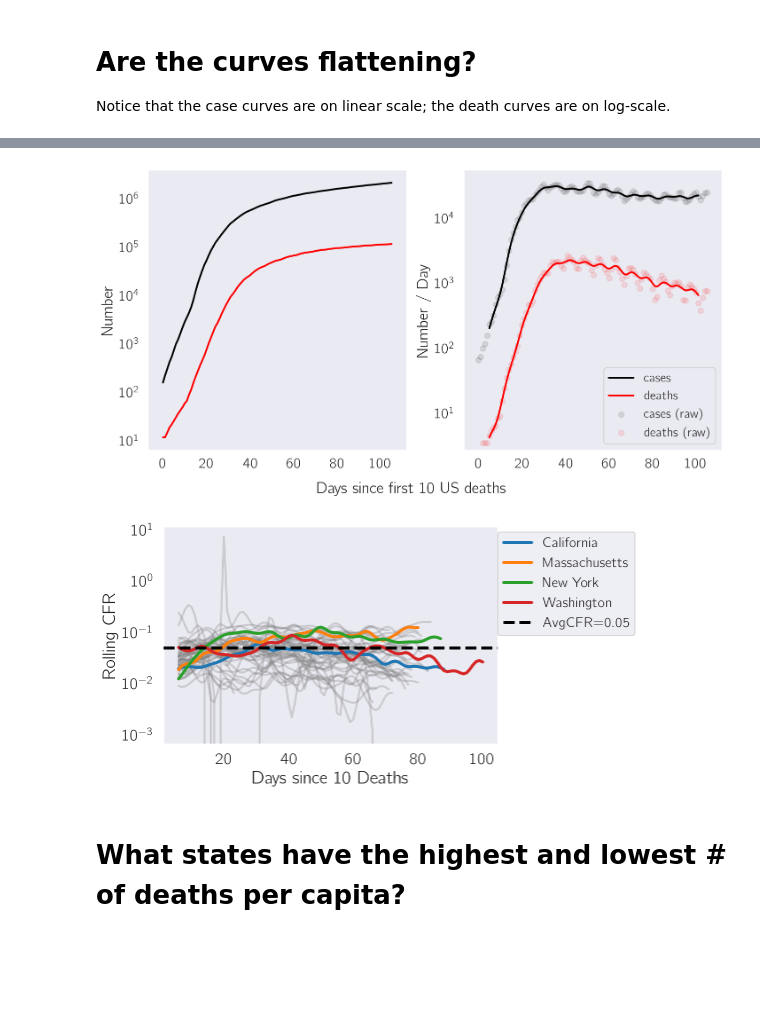
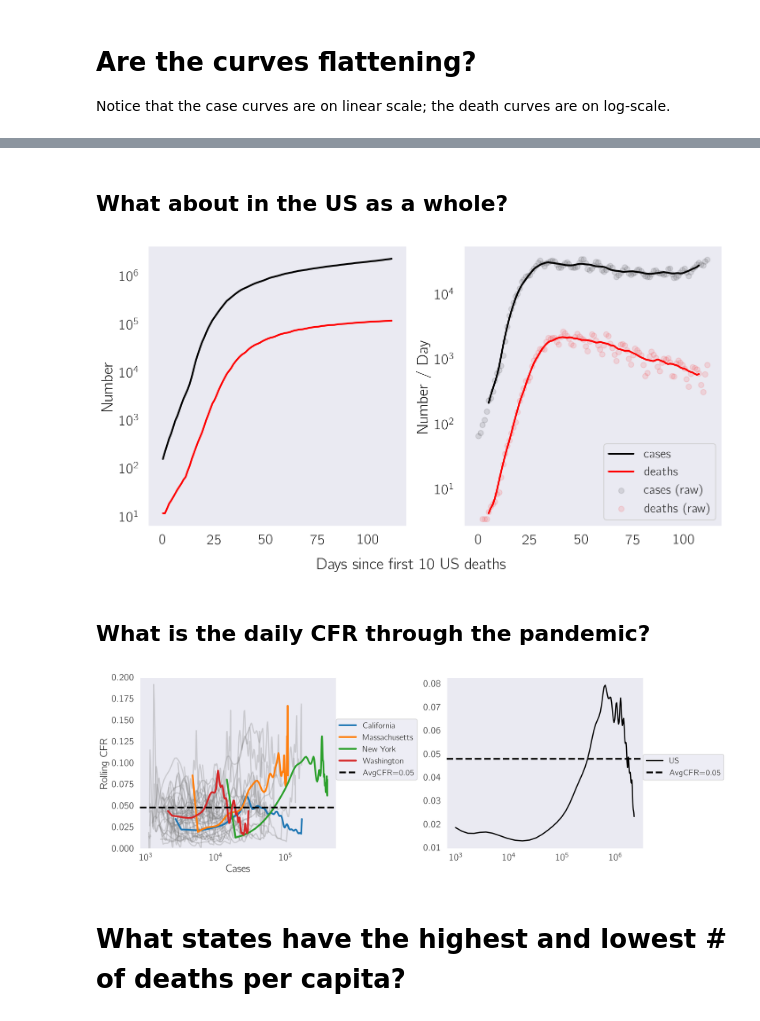
Before and after one commit to dangeles/dangeles.github.io, a Jupyter notebook: jupyter/covid19_rolling.ipynb, the cells around one changed output, grey strips where cells are left out. Drawn from its saved outputs; the diff is of its cells as text; code cells hidden in the pictures; blank space fills up the shorter version.

```diff
--- a/jupyter/covid19_rolling.ipynb
+++ b/jupyter/covid19_rolling.ipynb
@@ -141,0 +183,12 @@ _ = ax[0, 1].legend(loc=(1, 0))
+# %%
+from matplotlib.dates import DateFormatter
+df['SmoothCases'] = df.groupby('state').normedPopCases.apply(lambda x: x.rolling(window=3, win_type='gaussian', center=True).mean(std=2))
+df['GradCases'] = df.groupby('state').SmoothCases.transform(np.gradient)
+tmp = df.loc[df.groupby('state')['GradCases'].idxmax()].sort_values('date')
+
+plt.plot(tmp.date, 10000 * tmp.GradCases, 'o', color='black')
+date_form = DateFormatter("%b-%d")
+plt.gca().xaxis.set_major_formatter(date_form)
+plt.xticks(rotation=45)
+_ = plt.ylabel('Cases per 10k People / Day')
+_ = plt.xlabel('Date of Peak to date')
@@ -142,3 +204,5 @@ _ = ax[0, 1].legend(loc=(1, 0))
+# %% [markdown]
+## What about in the US as a whole?
 # %%
 us  = df.groupby('date')[['cases', 'deaths']].sum().reset_index()
 us = us[us.date >= us[us.deaths > 10].date.min()]
@@ -151,11 +215,11 @@ ax[0].plot(us.RefTime, us.cases, color='black', label='cases')
 ax[0].plot(us.RefTime, us.deaths, color='red', label='deaths')
 ax[0].set_yscale('log')
 
-ax[1].plot(us.RefTime, np.gradient(us.cases.rolling(win_type='gaussian', window=8, center=True).mean(std=2)),
+ax[1].plot(us.RefTime, np.gradient(us.cases.rolling(win_type='exponential', window=8, center=True).mean(tau=10)),
           color='black', label='cases')
 ax[1].scatter(us.RefTime, np.gradient(us.cases),
               color='black', label='cases (raw)', alpha=0.1)
-ax[1].plot(us.RefTime, np.gradient(us.deaths.rolling(win_type='gaussian', window=8, center=True).mean(std=2)),
+ax[1].plot(us.RefTime, np.gradient(us.deaths.rolling(win_type='exponential', window=8, center=True).mean(tau=10)),
           color='red', label='deaths')
 ax[1].scatter(us.RefTime, np.gradient(us.deaths),
               color='red', label='deaths (raw)', alpha=0.1)
@@ -168,32 +232,55 @@ ax[1].set_ylabel('Number / Day')
 plt.legend()
 plt.tight_layout()
 # %% [output]
-[figure, old version]
+[figure, new version]
+# %% [markdown]
+## What is the daily CFR through the pandemic?
 # %%
+fig, ax = plt.subplots(ncols=2, figsize=(15, 5))
 gradient = True
 l = []
-for n, g in df[df.deaths > 10].groupby('state'):
-    smoothD = g.normedPopDeaths.rolling(window=10, win_type='gaussian',
+for n, g in df[df.cases > 1000].groupby('state'):
+    smoothD = g.deaths.rolling(window=10, win_type='gaussian',
                                         center=True).mean(std=2)
-    smoothC = g.normedPopCases.rolling(window=10, win_type='gaussian',
+    smoothC = g.cases.rolling(window=10, win_type='gaussian',
                                        center=True).mean(std=2)
     gradD = np.gradient(smoothD)
     gradC = np.gradient(smoothC)
     y = (gradD / gradC)
+    y[np.isnan(y)] = np.nanmean(y)
+    y[y > 1] = 1
     if n not in ['California', 'Massachusetts', 'New York', 'Washington']:
-        plt.plot(np.arange(len(g)), y, '-', color='gray', alpha=0.3)
+        ax[0].plot(smoothC, y, '-', color='gray', alpha=0.3)
     else:
-        plt.plot(np.arange(len(g)), y, zorder=np.inf, lw=3, label=n)
+        ax[0].plot(smoothC, y, zorder=np.inf, lw=3, label=n)
     l += [yi for yi in y[~np.isnan(y)]]
 
-plt.yscale('log')
-plt.axhline(np.mean(l), ls='--', color='black', lw=3,
+# plot the CFR for the entire US:
+ax[1].plot(us.cases.rolling(win_type='gaussian', window=10, center=True).mean(std=2),
+           np.gradient(us.deaths.rolling(win_type='gaussian', window=10, center=True).mean(std=2)) /
+           np.gradient(us.cases.rolling(win_type='gaussian', window=10, center=True).mean(std=2)),
+           color='black', label='US')
+
+# plot average of all time:
+ax[0].axhline(np.nanmean(l), ls='--', color='black', lw=3,
             zorder=np.inf, label='AvgCFR={0:.1g}'.format(np.mean(l)))
-plt.legend(loc=(1, 0.5))
-plt.xlabel('Days since 10 Deaths')
-_ = plt.ylabel('Rolling CFR')
+ax[1].axhline(np.nanmean(l), ls='--', color='black', lw=3,
+            zorder=np.inf, label='AvgCFR={0:.1g}'.format(np.mean(l)))
+
+for ai in ax:
+#     ai.set_yscale('log')
+    ai.set_xscale('log')
+
+ax[0].legend(loc=(1, 0.4))
+ax[1].legend(loc=(1, 0.4))
+
+ax[0].set_ylim(0, .2)
+ax[0].set_xlabel('Cases')
+_ = ax[0].set_ylabel('Rolling CFR')
+
+plt.tight_layout()
 # %% [output]
-[figure, old version]
+[figure, new version]
 # %% [markdown]
 # What states have the highest and lowest # of deaths per capita?
 # %%
```
Also changed, not shown: parts of 14 cells of this notebook, 1 other file.
